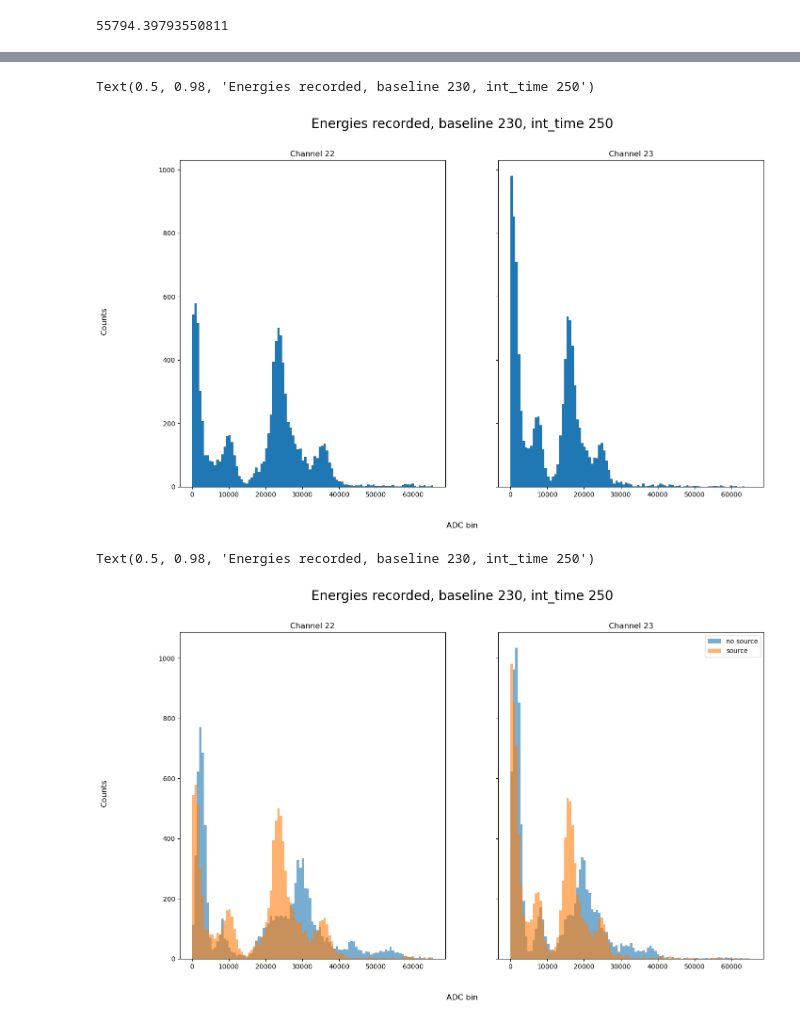
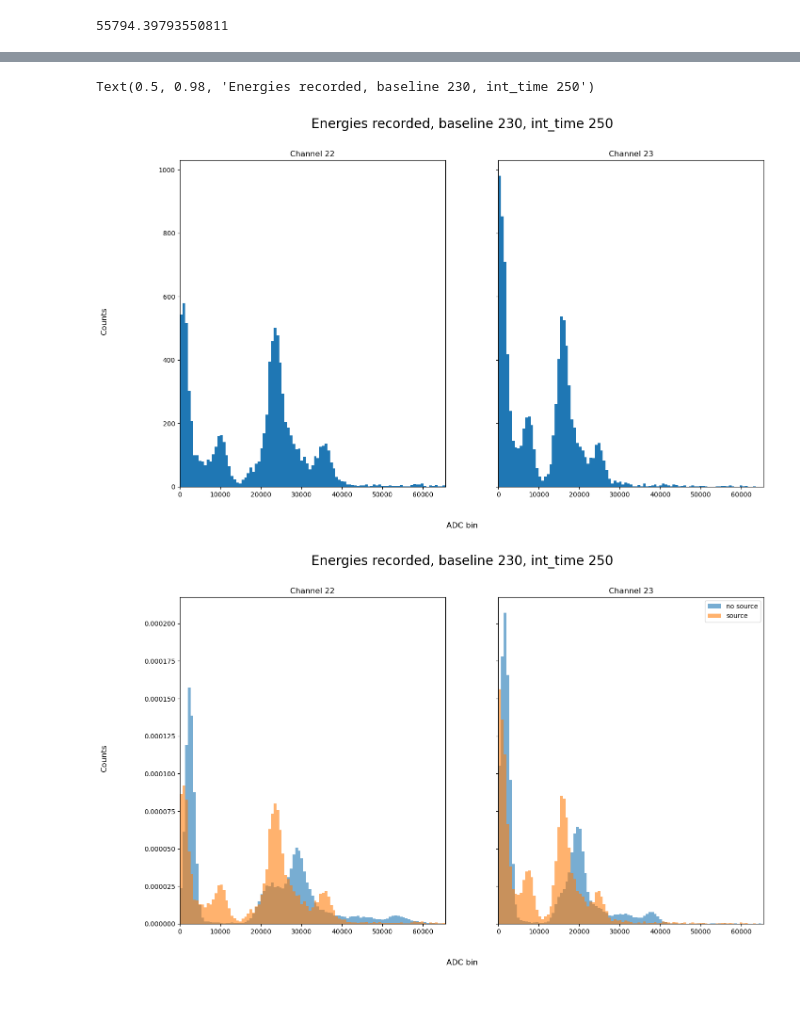
Before and after one commit to villano-lab/R76Firmware, a Jupyter notebook: plots/CustomPacketTest.ipynb, the cells around one changed output, grey strips where cells are left out. Cells and saved outputs as stored; diff of their text form; code cells hidden in the pictures.

Commit message:
Rerun with longer background data Also some plot cleanup

```diff
--- a/plots/CustomPacketTest.ipynb
+++ b/plots/CustomPacketTest.ipynb
@@ -64,25 +64,31 @@ ax[0].hist(data_b230[data_b230[" word label"].str.contains("22")][" value"],bins
 ax[1].hist(data_b230[data_b230[" word label"].str.contains("23")][" value"],bins=bins)
 ax[0].set_title("Channel 22"); ax[1].set_title("Channel 23")
 
+ax[0].set_xlim(min(bins),max(bins))
+ax[1].set_xlim(min(bins),max(bins))
+
 fig.supxlabel("ADC bin")
 fig.supylabel("Counts")
 plt.suptitle("Energies recorded, baseline 230, int_time 250",size=20)
 # %% [output]
 Text(0.5, 0.98, 'Energies recorded, baseline 230, int_time 250')
-[figure, old version]
+[figure, new version]
 # %%
 fig, ax = plt.subplots(1,2,sharey=True,figsize=(16,9))
 
-ax[0].hist(data_no[data_no["word label"].str.contains("22")]["value"],bins=bins,alpha=0.6,label="no source")
-ax[0].hist(data_b230[data_b230[" word label"].str.contains("22")][" value"],bins=bins,alpha=0.6,label="source")
-ax[1].hist(data_no[data_no["word label"].str.contains("23")]["value"],bins=bins,alpha=0.6,label="no source")
-ax[1].hist(data_b230[data_b230[" word label"].str.contains("23")][" value"],bins=bins,alpha=0.6,label="source")
+ax[0].hist(data_no[data_no["word label"].str.contains("22")]["value"],bins=bins,alpha=0.6,label="no source",density=True)
+ax[0].hist(data_b230[data_b230[" word label"].str.contains("22")][" value"],bins=bins,alpha=0.6,label="source",density=True)
+ax[1].hist(data_no[data_no["word label"].str.contains("23")]["value"],bins=bins,alpha=0.6,label="no source",density=True)
+ax[1].hist(data_b230[data_b230[" word label"].str.contains("23")][" value"],bins=bins,alpha=0.6,label="source",density=True)
 ax[0].set_title("Channel 22"); ax[1].set_title("Channel 23")
+
+ax[0].set_xlim(min(bins),max(bins))
+ax[1].set_xlim(min(bins),max(bins))
 
 fig.supxlabel("ADC bin")
 fig.supylabel("Counts")
 plt.legend()
 plt.suptitle("Energies recorded, baseline 230, int_time 250",size=20)
+plt.show()
 # %% [output]
-Text(0.5, 0.98, 'Energies recorded, baseline 230, int_time 250')
-[figure, old version]
+[figure, new version]
```
Also changed, not shown: parts of 1 cell of this notebook, 1 other file.
